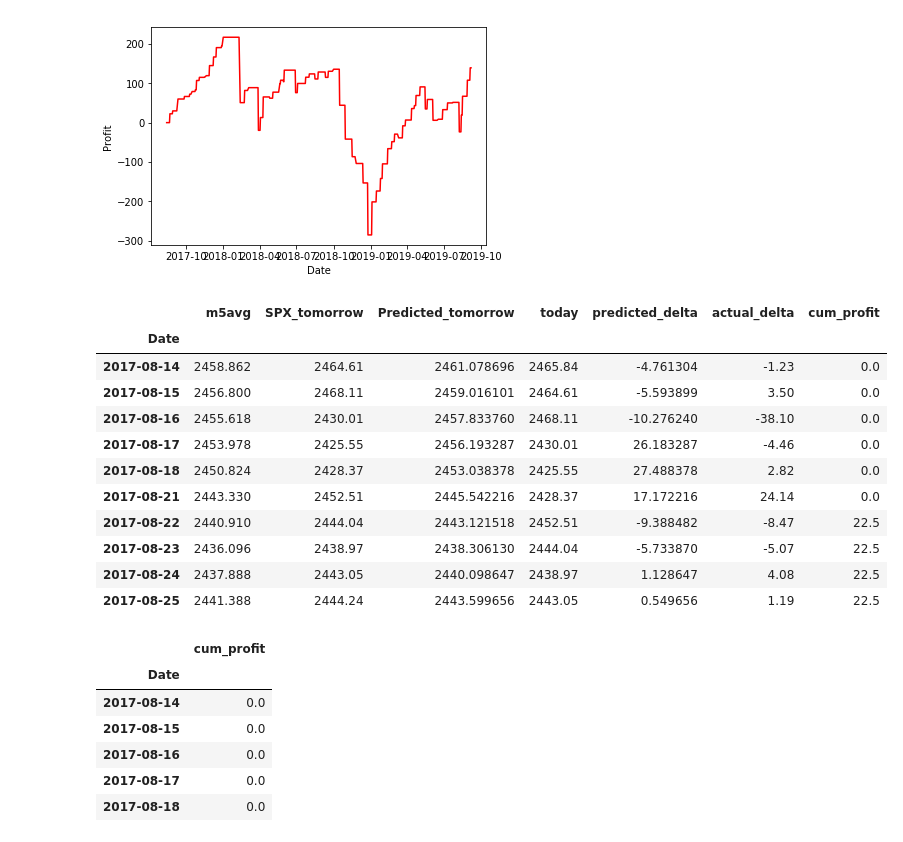
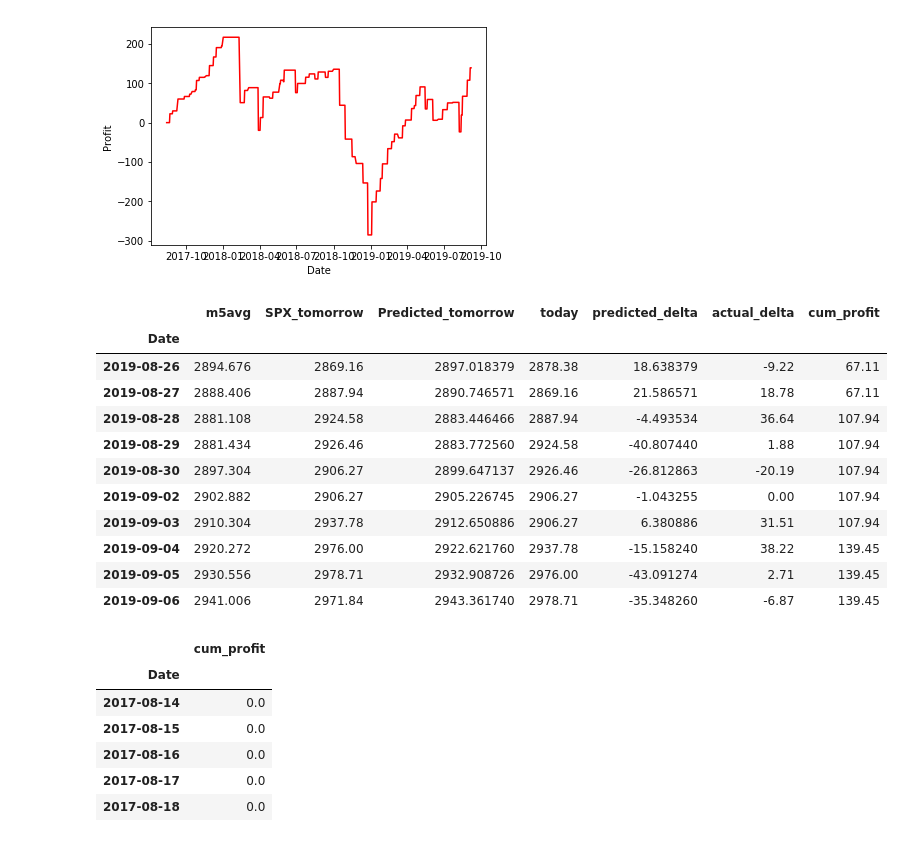
Before and after one commit to blake2323/VIX-vs-SPX-a, a Jupyter notebook: buy_conf.ipynb, the cells around one changed output. Cells and saved outputs as stored; diff of their text form; code cells hidden in the pictures.

```diff
--- a/buy_conf.ipynb
+++ b/buy_conf.ipynb
@@ -662,20 +662,20 @@ plt.show()
 [figure]
 # %%
 predicted_df['cum_profit'] = prt
-predicted_df.head(10)
+predicted_df.tail(10)
 # %% [output]
 |  | m5avg | SPX_tomorrow | Predicted_tomorrow | today | predicted_delta | actual_delta | cum_profit |
 | Date |  |  |  |  |  |  |  |
-| 2017-08-14 | 2458.862 | 2464.61 | 2461.078696 | 2465.84 | -4.761304 | -1.23 | 0.0 |
-| 2017-08-15 | 2456.800 | 2468.11 | 2459.016101 | 2464.61 | -5.593899 | 3.50 | 0.0 |
-| 2017-08-16 | 2455.618 | 2430.01 | 2457.833760 | 2468.11 | -10.276240 | -38.10 | 0.0 |
-| 2017-08-17 | 2453.978 | 2425.55 | 2456.193287 | 2430.01 | 26.183287 | -4.46 | 0.0 |
-| 2017-08-18 | 2450.824 | 2428.37 | 2453.038378 | 2425.55 | 27.488378 | 2.82 | 0.0 |
-| 2017-08-21 | 2443.330 | 2452.51 | 2445.542216 | 2428.37 | 17.172216 | 24.14 | 0.0 |
-| 2017-08-22 | 2440.910 | 2444.04 | 2443.121518 | 2452.51 | -9.388482 | -8.47 | 22.5 |
-| 2017-08-23 | 2436.096 | 2438.97 | 2438.306130 | 2444.04 | -5.733870 | -5.07 | 22.5 |
-| 2017-08-24 | 2437.888 | 2443.05 | 2440.098647 | 2438.97 | 1.128647 | 4.08 | 22.5 |
-| 2017-08-25 | 2441.388 | 2444.24 | 2443.599656 | 2443.05 | 0.549656 | 1.19 | 22.5 |
+| 2019-08-26 | 2894.676 | 2869.16 | 2897.018379 | 2878.38 | 18.638379 | -9.22 | 67.11 |
+| 2019-08-27 | 2888.406 | 2887.94 | 2890.746571 | 2869.16 | 21.586571 | 18.78 | 67.11 |
+| 2019-08-28 | 2881.108 | 2924.58 | 2883.446466 | 2887.94 | -4.493534 | 36.64 | 107.94 |
+| 2019-08-29 | 2881.434 | 2926.46 | 2883.772560 | 2924.58 | -40.807440 | 1.88 | 107.94 |
+| 2019-08-30 | 2897.304 | 2906.27 | 2899.647137 | 2926.46 | -26.812863 | -20.19 | 107.94 |
+| 2019-09-02 | 2902.882 | 2906.27 | 2905.226745 | 2906.27 | -1.043255 | 0.00 | 107.94 |
+| 2019-09-03 | 2910.304 | 2937.78 | 2912.650886 | 2906.27 | 6.380886 | 31.51 | 107.94 |
+| 2019-09-04 | 2920.272 | 2976.00 | 2922.621760 | 2937.78 | -15.158240 | 38.22 | 139.45 |
+| 2019-09-05 | 2930.556 | 2978.71 | 2932.908726 | 2976.00 | -43.091274 | 2.71 | 139.45 |
+| 2019-09-06 | 2941.006 | 2971.84 | 2943.361740 | 2978.71 | -35.348260 | -6.87 | 139.45 |
 # %%
 profit_df = predicted_df.copy()
 # %%
```
Also changed, not shown: parts of 5 cells of this notebook, 2 other files.
